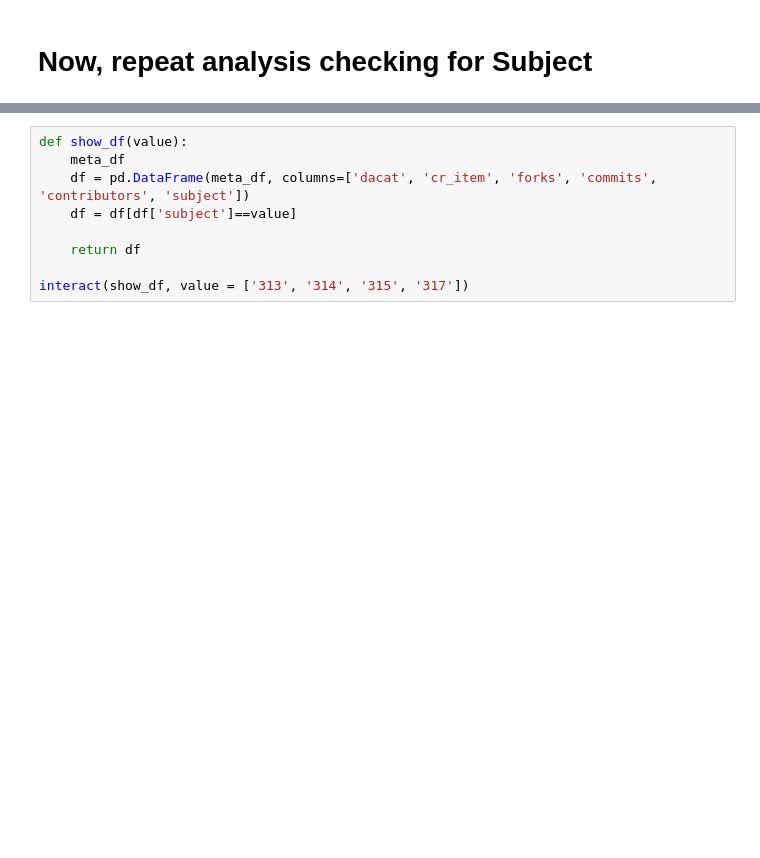
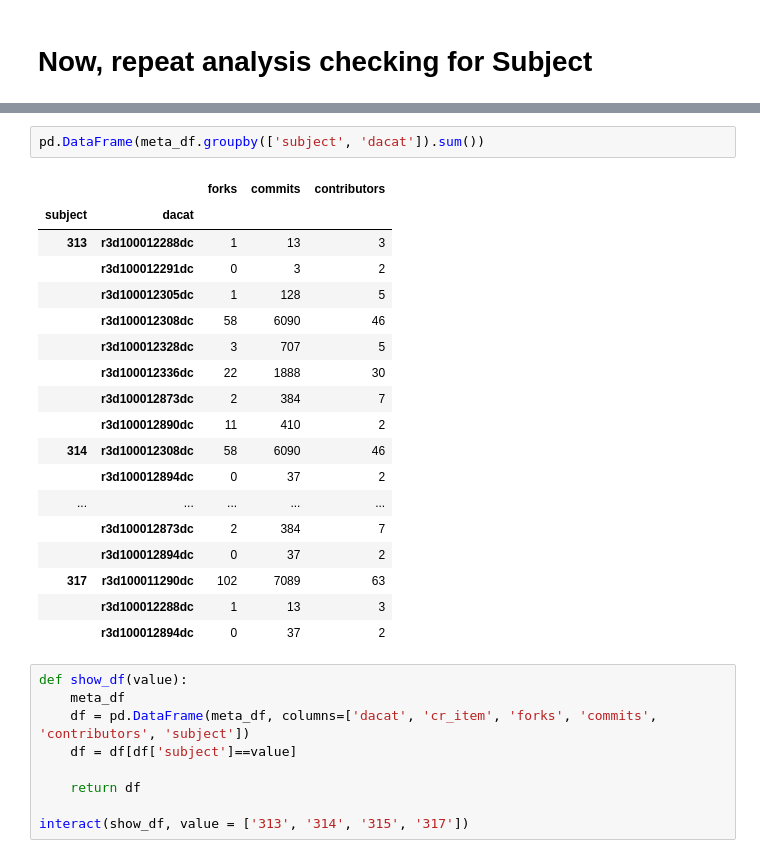
Before and after one commit to throughput-ec/NeotomaRecommender, a Jupyter notebook: neo4j.ipynb, the cells around one changed output, grey strips where cells are left out. Saved outputs shown, nothing was run; the diff lists cells and outputs as text; blank space fills up the shorter version.

```diff
--- a/neo4j.ipynb
+++ b/neo4j.ipynb
@@ -392,3 +416,24 @@ meta_df.describe(include='all')
+# %%
+pd.DataFrame(meta_df.groupby(['subject', 'dacat']).sum())
+# %% [output]
+|  |  | forks | commits | contributors |
+| subject | dacat |  |  |  |
+| 313 | r3d100012288dc | 1 | 13 | 3 |
+|  | r3d100012291dc | 0 | 3 | 2 |
+|  | r3d100012305dc | 1 | 128 | 5 |
+|  | r3d100012308dc | 58 | 6090 | 46 |
+|  | r3d100012328dc | 3 | 707 | 5 |
+|  | r3d100012336dc | 22 | 1888 | 30 |
+|  | r3d100012873dc | 2 | 384 | 7 |
+|  | r3d100012890dc | 11 | 410 | 2 |
+| 314 | r3d100012308dc | 58 | 6090 | 46 |
+|  | r3d100012894dc | 0 | 37 | 2 |
+| ... | ... | ... | ... | ... |
+|  | r3d100012873dc | 2 | 384 | 7 |
+|  | r3d100012894dc | 0 | 37 | 2 |
+| 317 | r3d100011290dc | 102 | 7089 | 63 |
+|  | r3d100012288dc | 1 | 13 | 3 |
+|  | r3d100012894dc | 0 | 37 | 2 |
 # %%
 def show_df(value):
     meta_df
```
Also changed, not shown: parts of 6 cells of this notebook.
